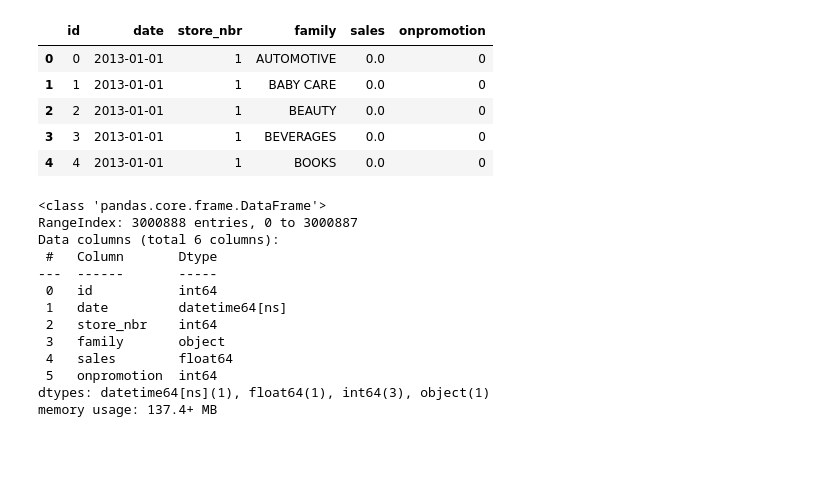
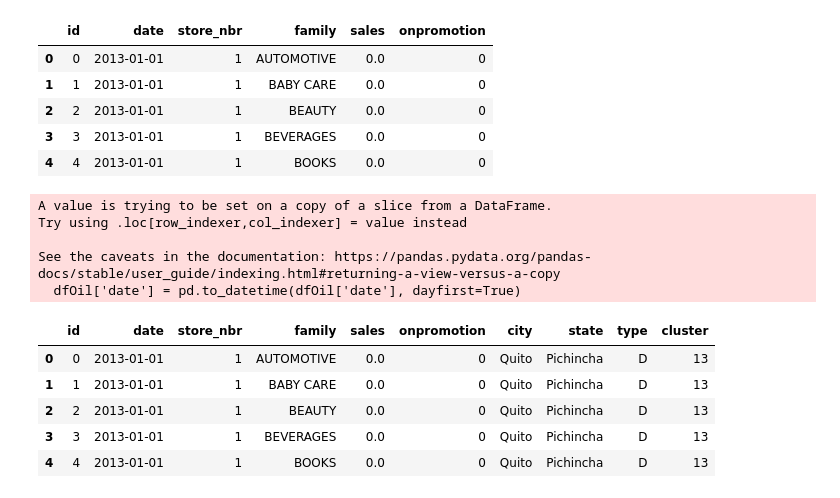
Before and after one commit to MshRoor/Kaggle-Competitions, a Jupyter notebook: Store Sales - Time Series Forecasting/Time_series_forecasting.ipynb, the cells around one changed output. Cells and saved outputs as stored; diff of their text form; code cells hidden in the pictures; blank space fills up the shorter version.

```diff
--- a/Store Sales - Time Series Forecasting/Time_series_forecasting.ipynb
+++ b/Store Sales - Time Series Forecasting/Time_series_forecasting.ipynb
@@ -337,16 +336,22 @@ df_train['date'] = pd.to_datetime(df_train['date'])
-# %%
-df_train.info()
-# %% [output]
-<class 'pandas.core.frame.DataFrame'>
-RangeIndex: 3000888 entries, 0 to 3000887
-Data columns (total 6 columns):
- #   Column       Dtype
----  ------       -----
- 0   id           int64
- 1   date         datetime64[ns]
- 2   store_nbr    int64
- 3   family       object
- 4   sales        float64
- 5   onpromotion  int64
-dtypes: datetime64[ns](1), float64(1), int64(3), object(1)
-memory usage: 137.4+ MB
+# %%
+df_train['date'] = pd.to_datetime(df_train['date'], dayfirst=True)
+df_test['date'] = pd.to_datetime(df_test['date'], dayfirst=True)
+dfTransactions['date'] = pd.to_datetime(dfTransactions['date'], dayfirst=True)
+dfOil['date'] = pd.to_datetime(dfOil['date'], dayfirst=True)
+dfH_Events['date'] = pd.to_datetime(dfH_Events['date'], dayfirst=True)
+# %% [output]
+A value is trying to be set on a copy of a slice from a DataFrame.
+Try using .loc[row_indexer,col_indexer] = value instead
+
+See the caveats in the documentation: https://pandas.pydata.org/pandas-docs/stable/user_guide/indexing.html#returning-a-view-versus-a-copy
+  dfOil['date'] = pd.to_datetime(dfOil['date'], dayfirst=True)
+# %%
+dftrainStores = pd.merge(df_train, dfStores, on='store_nbr')
+dftrainStores.head()
+# %% [output]
+|  | id | date | store_nbr | family | sales | onpromotion | city | state | type | cluster |
+| 0 | 0 | 2013-01-01 | 1 | AUTOMOTIVE | 0.0 | 0 | Quito | Pichincha | D | 13 |
+| 1 | 1 | 2013-01-01 | 1 | BABY CARE | 0.0 | 0 | Quito | Pichincha | D | 13 |
+| 2 | 2 | 2013-01-01 | 1 | BEAUTY | 0.0 | 0 | Quito | Pichincha | D | 13 |
+| 3 | 3 | 2013-01-01 | 1 | BEVERAGES | 0.0 | 0 | Quito | Pichincha | D | 13 |
+| 4 | 4 | 2013-01-01 | 1 | BOOKS | 0.0 | 0 | Quito | Pichincha | D | 13 |
```
Also changed, not shown: parts of 6 cells of this notebook.
